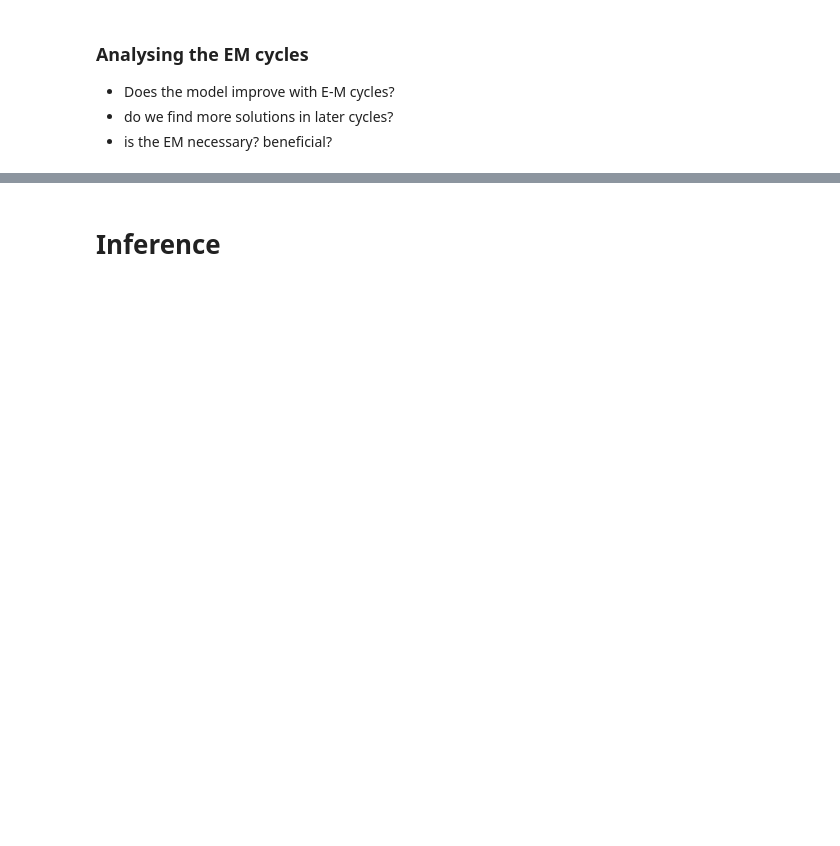
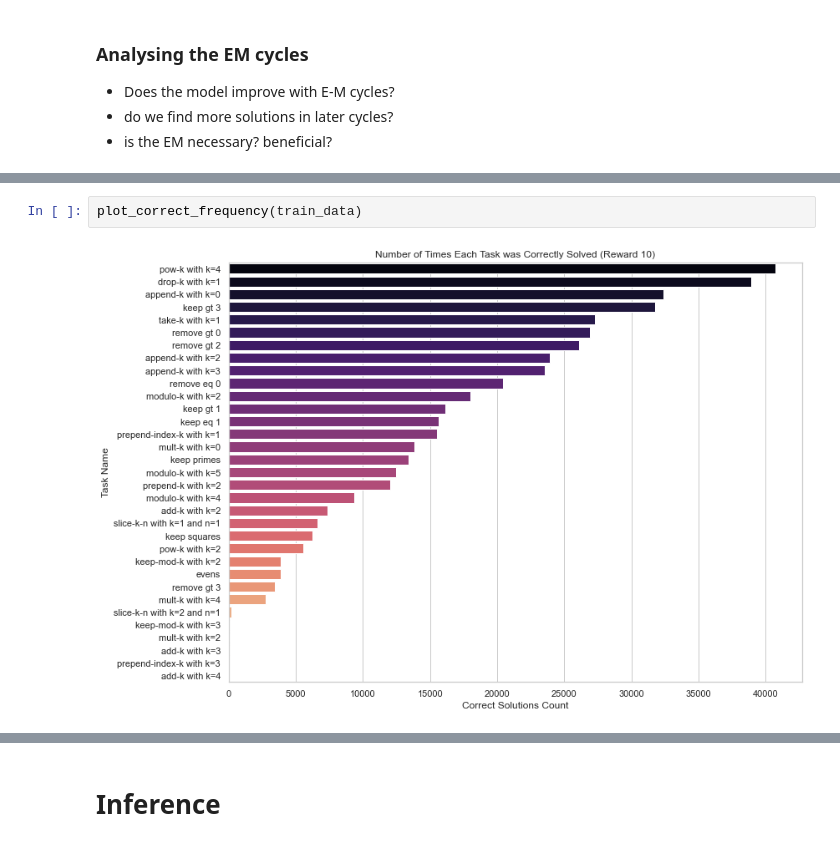
Before and after one commit to R1704/FlowCoder, a Jupyter notebook: src/analysis.ipynb, the cells around one changed output, grey strips where cells are left out. Saved outputs shown, nothing was run; the diff lists cells and outputs as text; blank space fills up the shorter version.

```diff
--- a/src/analysis.ipynb
+++ b/src/analysis.ipynb
@@ -198,0 +260,4 @@ plt.show()
+# %%
+plot_correct_frequency(train_data)
+# %% [output]
+[figure, added]
```
Also changed, not shown: parts of 13 cells of this notebook, 36 other files.
